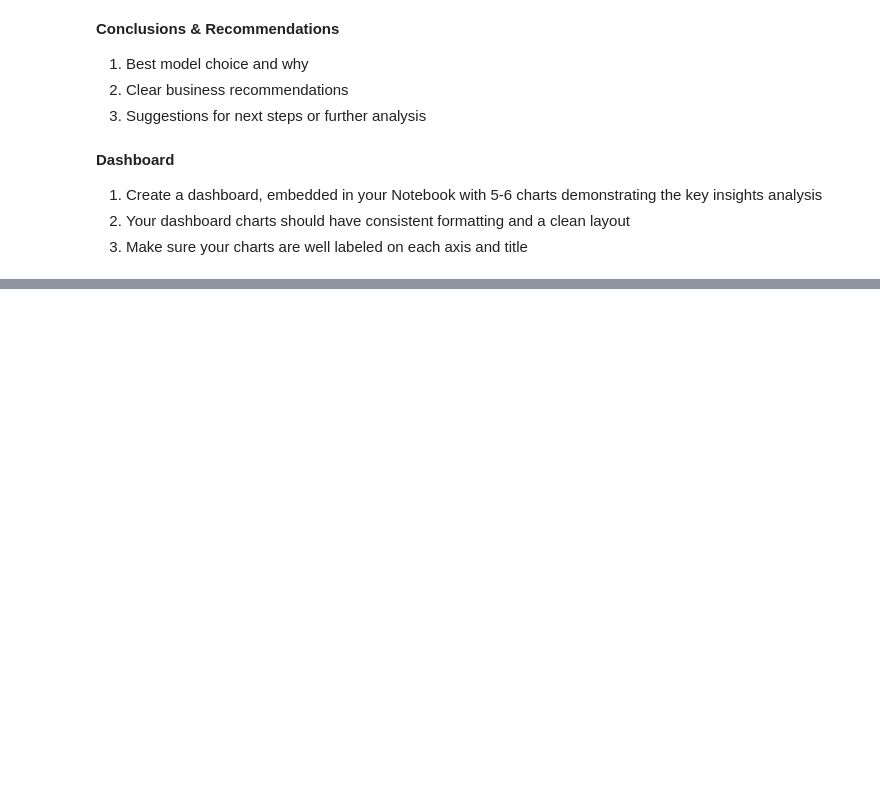
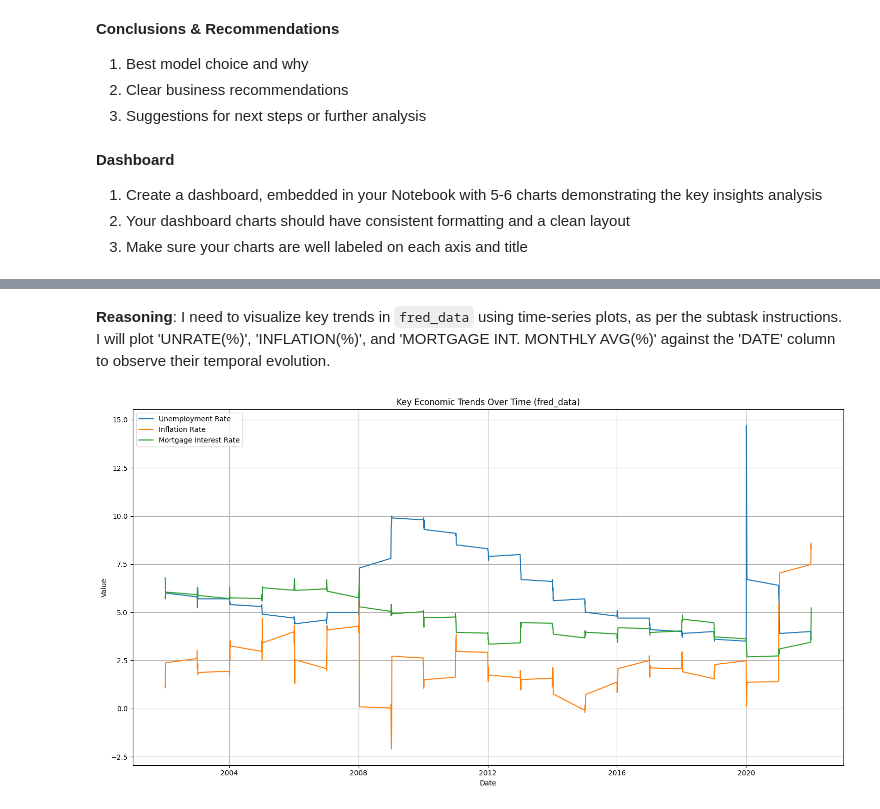
Before and after one commit to brysonchristensen/IS-4487, a Jupyter notebook: IS_4487_Group_Project_Notebook_1.2.ipynb, the cells around one changed output, grey strips where cells are left out. Cells and saved outputs as stored; diff of their text form; code cells hidden in the pictures; blank space fills up the shorter version.

```diff
--- a/IS_4487_Group_Project_Notebook_1.2.ipynb
+++ b/IS_4487_Group_Project_Notebook_1.2.ipynb
@@ -70,0 +222,17 @@ https://www.deloitte.com/us/en/insights/industry/technology/technology-media-tel
+# %% [markdown]
+**Reasoning**:
+I need to visualize key trends in `fred_data` using time-series plots, as per the subtask instructions. I will plot 'UNRATE(%)', 'INFLATION(%)', and 'MORTGAGE INT. MONTHLY AVG(%)' against the 'DATE' column to observe their temporal evolution.
+# %%
+plt.figure(figsize=(15, 8))
+sns.lineplot(data=fred_data, x='DATE', y='UNRATE(%)', label='Unemployment Rate')
+sns.lineplot(data=fred_data, x='DATE', y='INFLATION(%)', label='Inflation Rate')
+sns.lineplot(data=fred_data, x='DATE', y='MORTGAGE INT. MONTHLY AVG(%)', label='Mortgage Interest Rate')
+plt.title('Key Economic Trends Over Time (fred_data)')
+plt.xlabel('Date')
+plt.ylabel('Value')
+plt.legend()
+plt.grid(True)
+plt.tight_layout()
+plt.show()
+# %% [output]
+[figure, added]
```
Also changed, not shown: parts of 18 cells of this notebook.
